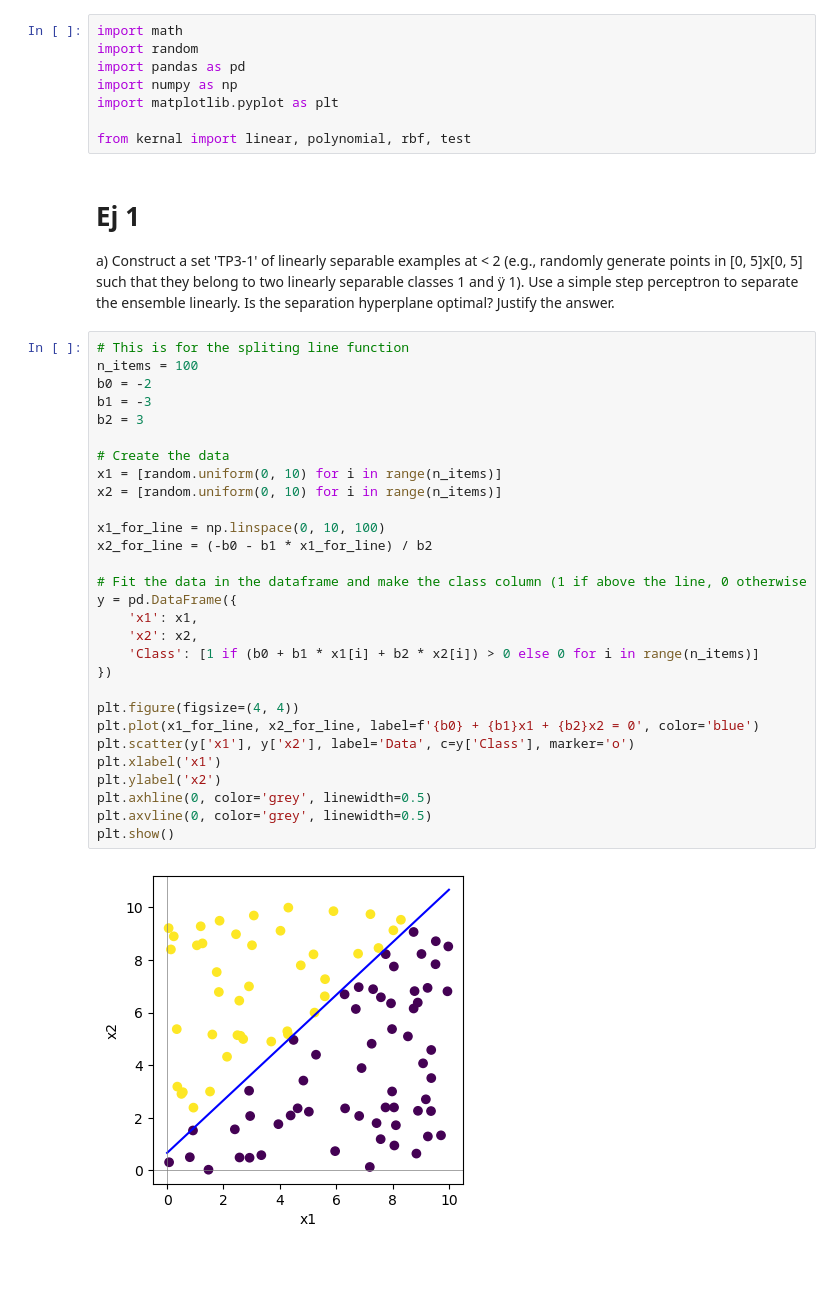
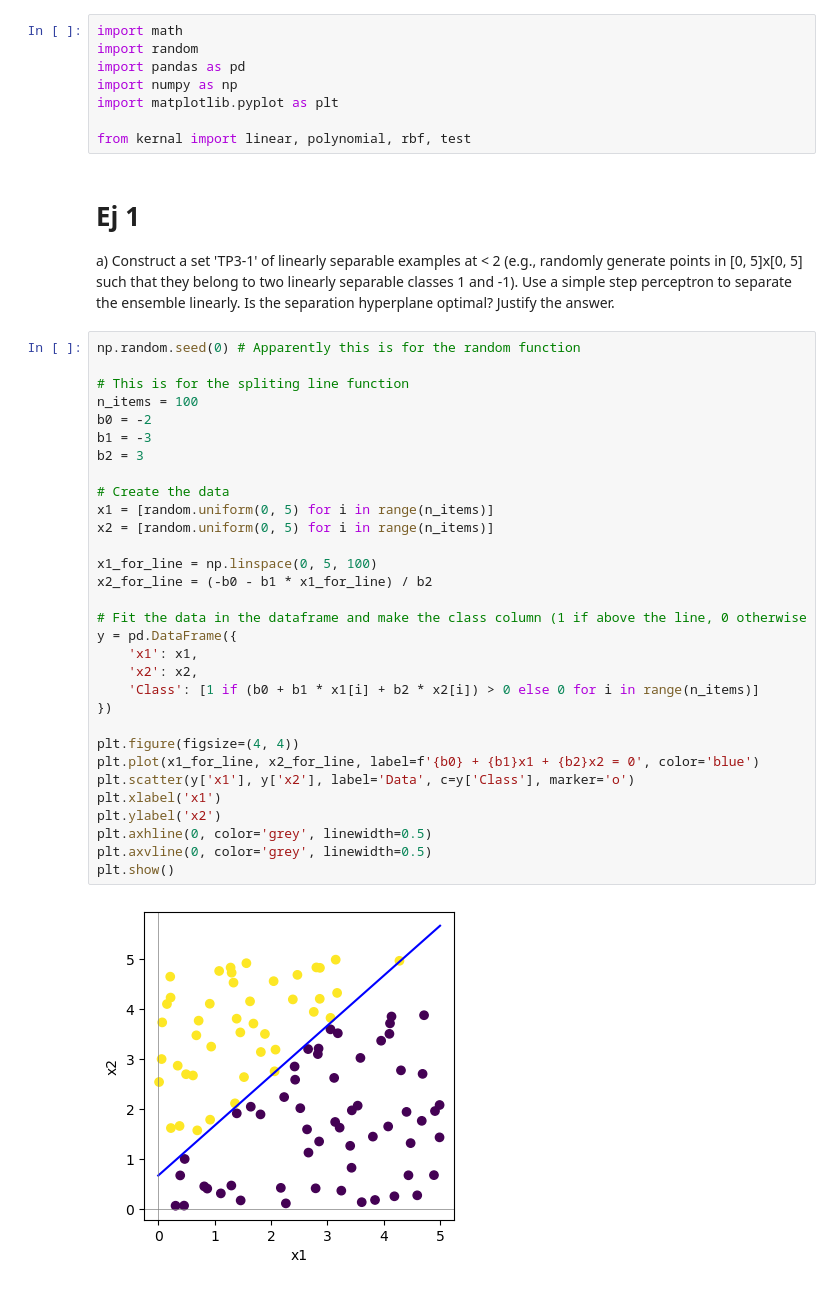
Before and after one commit to papekoja/72.75-ML, a Jupyter notebook: TP3/tp3.ipynb, the cells around one changed output. Drawn from its saved outputs; the diff is of its cells as text.

```diff
--- a/TP3/tp3.ipynb
+++ b/TP3/tp3.ipynb
@@ -9,35 +9,37 @@ from kernal import linear, polynomial, rbf, test
 # %% [markdown]
 # Ej 1
 
-a) Construct a set 'TP3-1' of linearly separable examples at < 2 (e.g., randomly generate points in [0, 5]x[0, 5] such that they belong to two linearly separable classes 1 and ÿ 1). Use a simple step perceptron to separate the ensemble linearly. Is the separation hyperplane optimal? Justify the answer.
+a) Construct a set 'TP3-1' of linearly separable examples at < 2 (e.g., randomly generate points in [0, 5]x[0, 5] such that they belong to two linearly separable classes 1 and -1). Use a simple step perceptron to separate the ensemble linearly. Is the separation hyperplane optimal? Justify the answer.
 # %%
+np.random.seed(0) # Apparently this is for the random function
+
 # This is for the spliting line function
 n_items = 100
 b0 = -2
 b1 = -3
 b2 = 3
 
 # Create the data
-x1 = [random.uniform(0, 10) for i in range(n_items)]
-x2 = [random.uniform(0, 10) for i in range(n_items)]
+x1 = [random.uniform(0, 5) for i in range(n_items)]
+x2 = [random.uniform(0, 5) for i in range(n_items)]
 
-x1_for_line = np.linspace(0, 10, 100)
+x1_for_line = np.linspace(0, 5, 100)
 x2_for_line = (-b0 - b1 * x1_for_line) / b2
 
 # Fit the data in the dataframe and make the class column (1 if above the line, 0 otherwise
 y = pd.DataFrame({
     'x1': x1,
     'x2': x2,
     'Class': [1 if (b0 + b1 * x1[i] + b2 * x2[i]) > 0 else 0 for i in range(n_items)]
 })
 
 plt.figure(figsize=(4, 4))
 plt.plot(x1_for_line, x2_for_line, label=f'{b0} + {b1}x1 + {b2}x2 = 0', color='blue')
 plt.scatter(y['x1'], y['x2'], label='Data', c=y['Class'], marker='o')
 plt.xlabel('x1')
 plt.ylabel('x2')
 plt.axhline(0, color='grey', linewidth=0.5)
 plt.axvline(0, color='grey', linewidth=0.5)
 plt.show()
 # %% [output]
-[figure, old version]
+[figure, new version]
```
